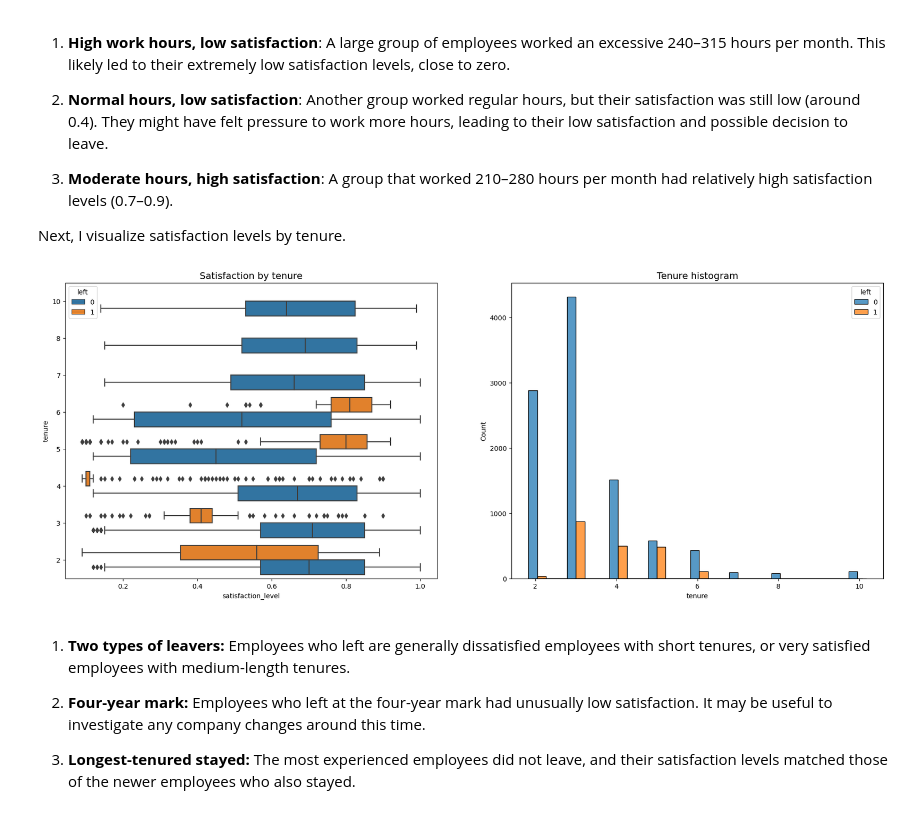
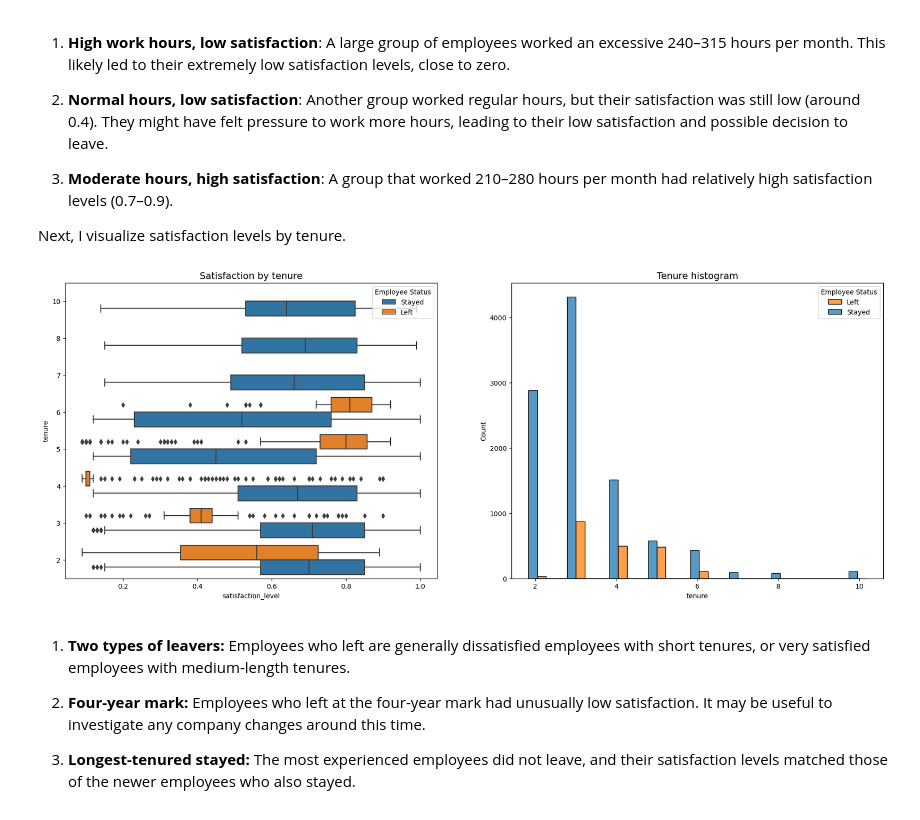
Before and after one commit to tim-yung/predicting_employee_retention, a Jupyter notebook: predicting_employee_retention.ipynb, the cells around one changed output. Saved outputs shown, nothing was run; the diff lists cells and outputs as text; code cells hidden in the pictures.

```diff
--- a/predicting_employee_retention.ipynb
+++ b/predicting_employee_retention.ipynb
@@ -322,21 +325,25 @@ Next, I visualize satisfaction levels by tenure.
 # %%
 # Set figure and axes
 fig, ax = plt.subplots(1, 2, figsize = (22,8))
 
 # Create boxplot showing distributions of `satisfaction_level` by tenure, comparing employees who stayed versus those who left
 sns.boxplot(data=df1, x='satisfaction_level', y='tenure', hue='left', orient="h", ax=ax[0])
 ax[0].invert_yaxis()
 ax[0].set_title('Satisfaction by tenure', fontsize='14')
+handles, _ = ax[0].get_legend_handles_labels()
+ax[0].legend(handles, ['Stayed', 'Left'], title='Employee Status')
+
 
 # Create histogram showing distribution of `tenure`, comparing employees who stayed versus those who left
 tenure_stay = df1[df1['left']==0]['tenure']
 tenure_left = df1[df1['left']==1]['tenure']
 sns.histplot(data=df1, x='tenure', hue='left', multiple='dodge', shrink=5, ax=ax[1])
 ax[1].set_title('Tenure histogram', fontsize='14')
+ax[1].legend(title='Employee Status', labels=['Left','Stayed'])
 
 plt.show();
 # %% [output]
-[figure, old version]
+[figure, new version]
 # %% [markdown]
 1. **Two types of leavers:** Employees who left are generally dissatisfied employees with short tenures, or very satisfied employees with medium-length tenures.
 
```
Also changed, not shown: parts of 6 cells of this notebook.
